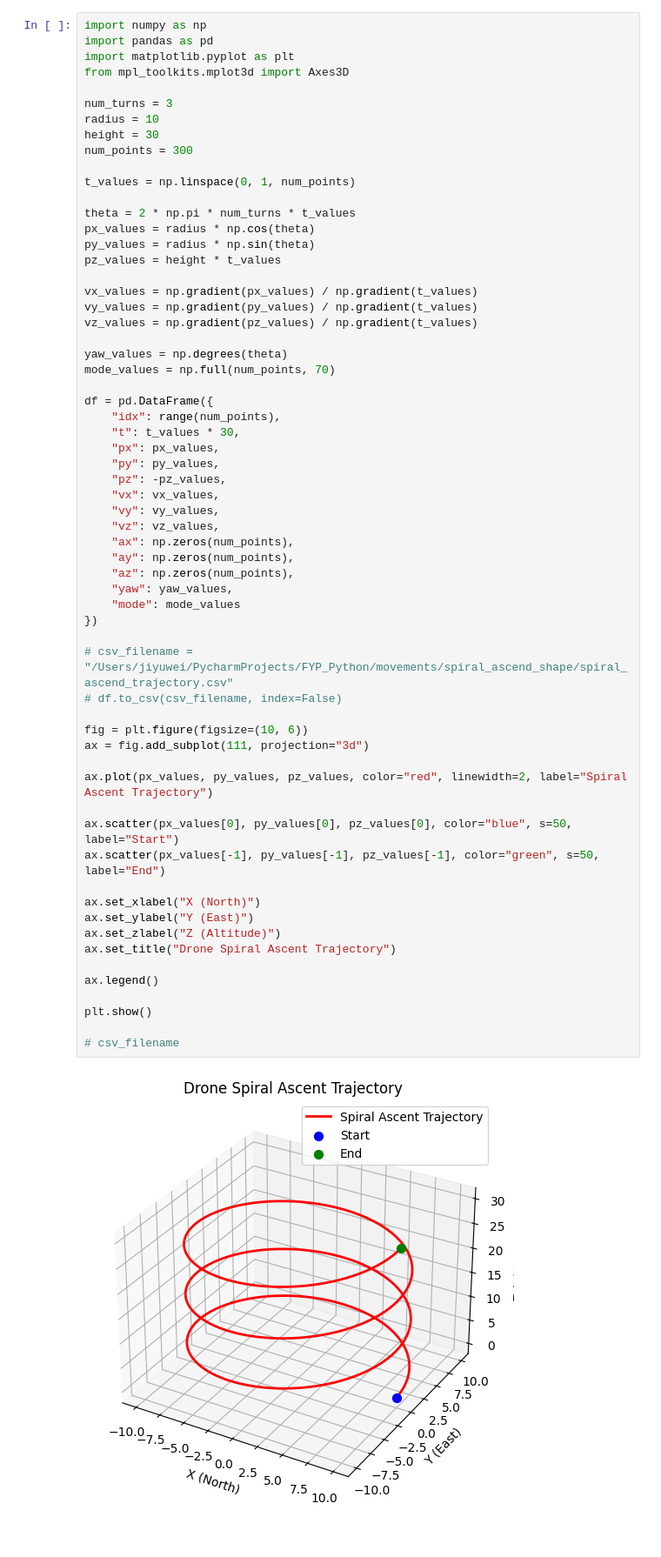
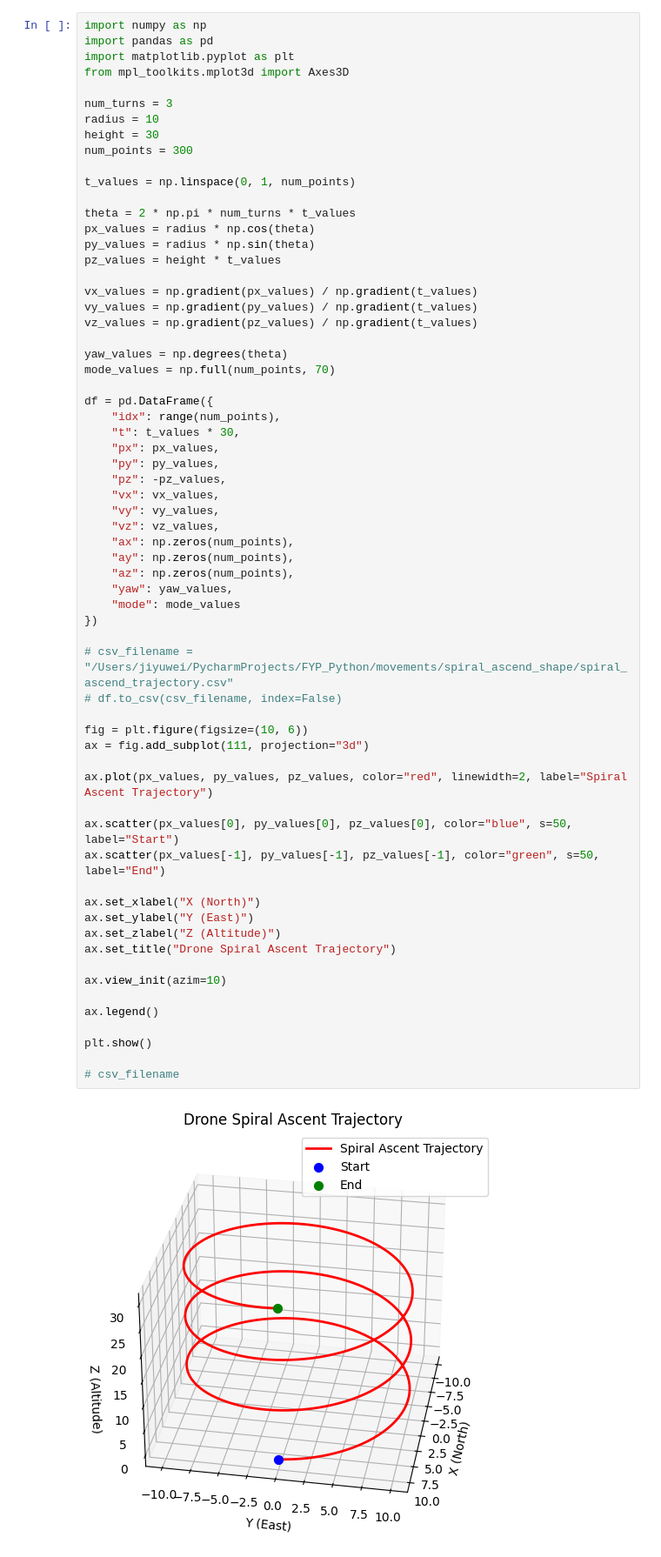
Before and after one commit to yuwei-jpg/BlockBased_Drone_FYP, a Jupyter notebook: movements/spiral_ascend_shape/spiral_ascend_csv_generate.ipynb, the cells around one changed output. Shown: that part at 87% size. Saved outputs shown, nothing was run; the diff lists cells and outputs as text.

```diff
--- a/movements/spiral_ascend_shape/spiral_ascend_csv_generate.ipynb
+++ b/movements/spiral_ascend_shape/spiral_ascend_csv_generate.ipynb
@@ -34,31 +34,33 @@ df = pd.DataFrame({
     "vz": vz_values,
     "ax": np.zeros(num_points),
     "ay": np.zeros(num_points),
     "az": np.zeros(num_points),
     "yaw": yaw_values,
     "mode": mode_values
 })
 
 # csv_filename =  "/Users/jiyuwei/PycharmProjects/FYP_Python/movements/spiral_ascend_shape/spiral_ascend_trajectory.csv"
 # df.to_csv(csv_filename, index=False)
 
 fig = plt.figure(figsize=(10, 6))
 ax = fig.add_subplot(111, projection="3d")
 
 ax.plot(px_values, py_values, pz_values, color="red", linewidth=2, label="Spiral Ascent Trajectory")
 
 ax.scatter(px_values[0], py_values[0], pz_values[0], color="blue", s=50, label="Start")
 ax.scatter(px_values[-1], py_values[-1], pz_values[-1], color="green", s=50, label="End")
 
 ax.set_xlabel("X (North)")
 ax.set_ylabel("Y (East)")
 ax.set_zlabel("Z (Altitude)")
 ax.set_title("Drone Spiral Ascent Trajectory")
 
+ax.view_init(azim=10)
+
 ax.legend()
 
 plt.show()
 
 # csv_filename
 # %% [output]
-[figure, old version]
+[figure, new version]
```
Also changed, not shown: parts of 1 cell of this notebook, 1 other file.
